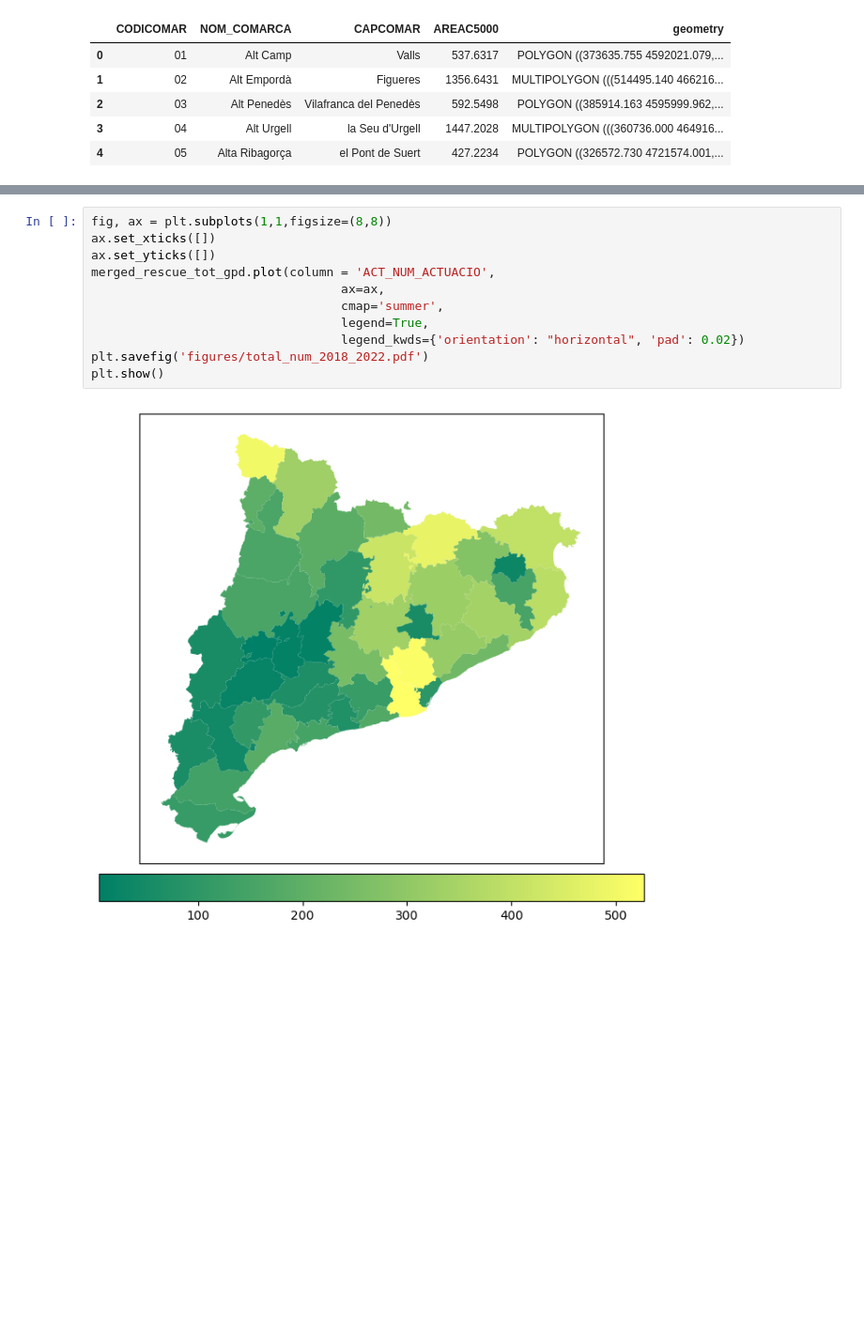
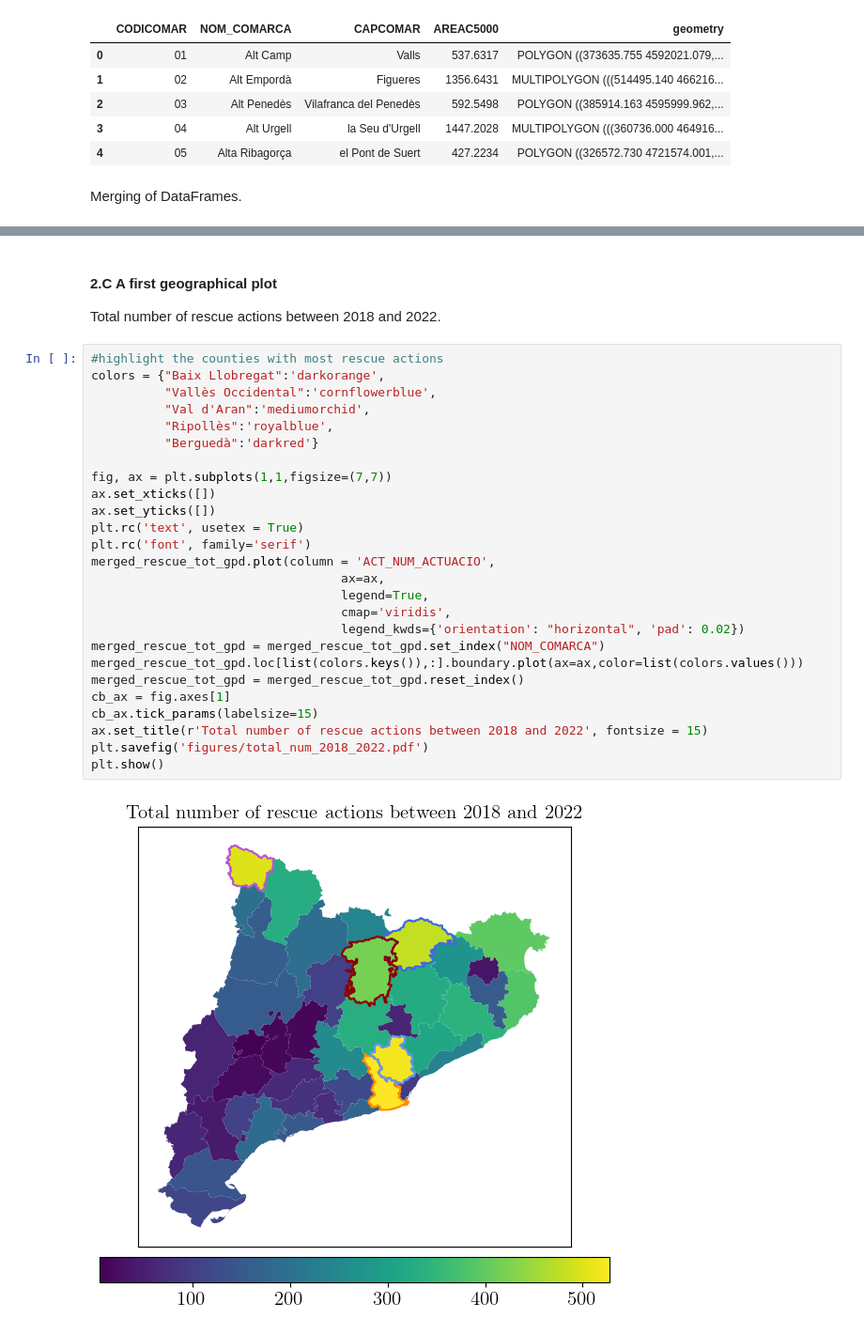
Before and after one commit to belenmvinhas/AVDM_ioib, a Jupyter notebook: ot/civil_protection_plans.ipynb, the cells around one changed output, grey strips where cells are left out. Shown: that part at 94% size. Saved outputs shown, nothing was run; the diff lists cells and outputs as text; blank space fills up the shorter version.

```diff
--- a/ot/civil_protection_plans.ipynb
+++ b/ot/civil_protection_plans.ipynb
@@ -125,6 +152,8 @@ cat.head()
 | 2 | 03 | Alt Penedès | Vilafranca del Penedès | 592.5498 | POLYGON ((385914.163 4595999.962,... |
 | 3 | 04 | Alt Urgell | la Seu d'Urgell | 1447.2028 | MULTIPOLYGON (((360736.000 464916... |
 | 4 | 05 | Alta Ribagorça | el Pont de Suert | 427.2234 | POLYGON ((326572.730 4721574.001,... |
+# %% [markdown]
+Merging of DataFrames.
 # %%
 merged_rescue_tot = rescue_tot_comarca.merge(cat, how='left', on='NOM_COMARCA')
 # merged_rescue_tot_gpd = gpd.GeoDataFrame(merged_rescue_tot, geometry="geometry", crs="EPSG:4326")
@@ -137,16 +166,34 @@ merged_rescue_tot.head()
 | 2 | 3 | Alt Penedès | 120 | 03 | Vilafranca del Penedès | 592.5498 | POLYGON ((385914.163 4595999.962,... |
 | 3 | 4 | Alt Urgell | 192 | 04 | la Seu d'Urgell | 1447.2028 | MULTIPOLYGON (((360736.000 464916... |
 | 4 | 5 | Alta Ribagorça | 196 | 05 | el Pont de Suert | 427.2234 | POLYGON ((326572.730 4721574.001,... |
+# %% [markdown]
+#### 2.C A first geographical plot
+Total number of rescue actions between 2018 and 2022.
 # %%
-fig, ax = plt.subplots(1,1,figsize=(8,8))
+#highlight the counties with most rescue actions
+colors = {"Baix Llobregat":'darkorange',
+          "Vallès Occidental":'cornflowerblue',
+          "Val d'Aran":'mediumorchid',
+          "Ripollès":'royalblue',
+          "Berguedà":'darkred'}
+
+fig, ax = plt.subplots(1,1,figsize=(7,7))
 ax.set_xticks([])
 ax.set_yticks([])
+plt.rc('text', usetex = True)
+plt.rc('font', family='serif')
 merged_rescue_tot_gpd.plot(column = 'ACT_NUM_ACTUACIO',
                                   ax=ax,
-                                  cmap='summer',
                                   legend=True,
+                                  cmap='viridis',
                                   legend_kwds={'orientation': "horizontal", 'pad': 0.02})
+merged_rescue_tot_gpd = merged_rescue_tot_gpd.set_index("NOM_COMARCA")
+merged_rescue_tot_gpd.loc[list(colors.keys()),:].boundary.plot(ax=ax,color=list(colors.values()))
+merged_rescue_tot_gpd = merged_rescue_tot_gpd.reset_index()
+cb_ax = fig.axes[1]
+cb_ax.tick_params(labelsize=15)
+ax.set_title(r'Total number of rescue actions between 2018 and 2022', fontsize = 15)
 plt.savefig('figures/total_num_2018_2022.pdf')
 plt.show()
 # %% [output]
-[figure, old version]
+[figure, new version]
```
Also changed, not shown: parts of 10 cells of this notebook, 1 other file.
